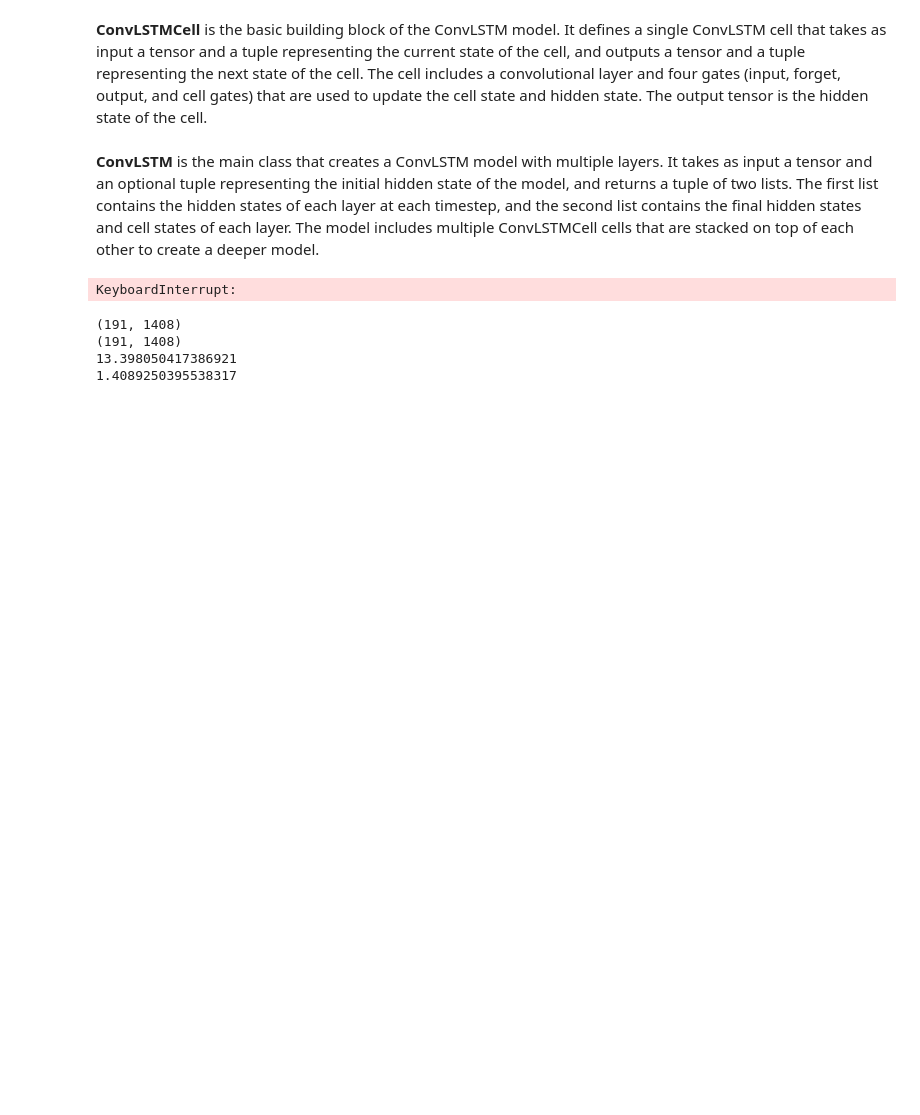
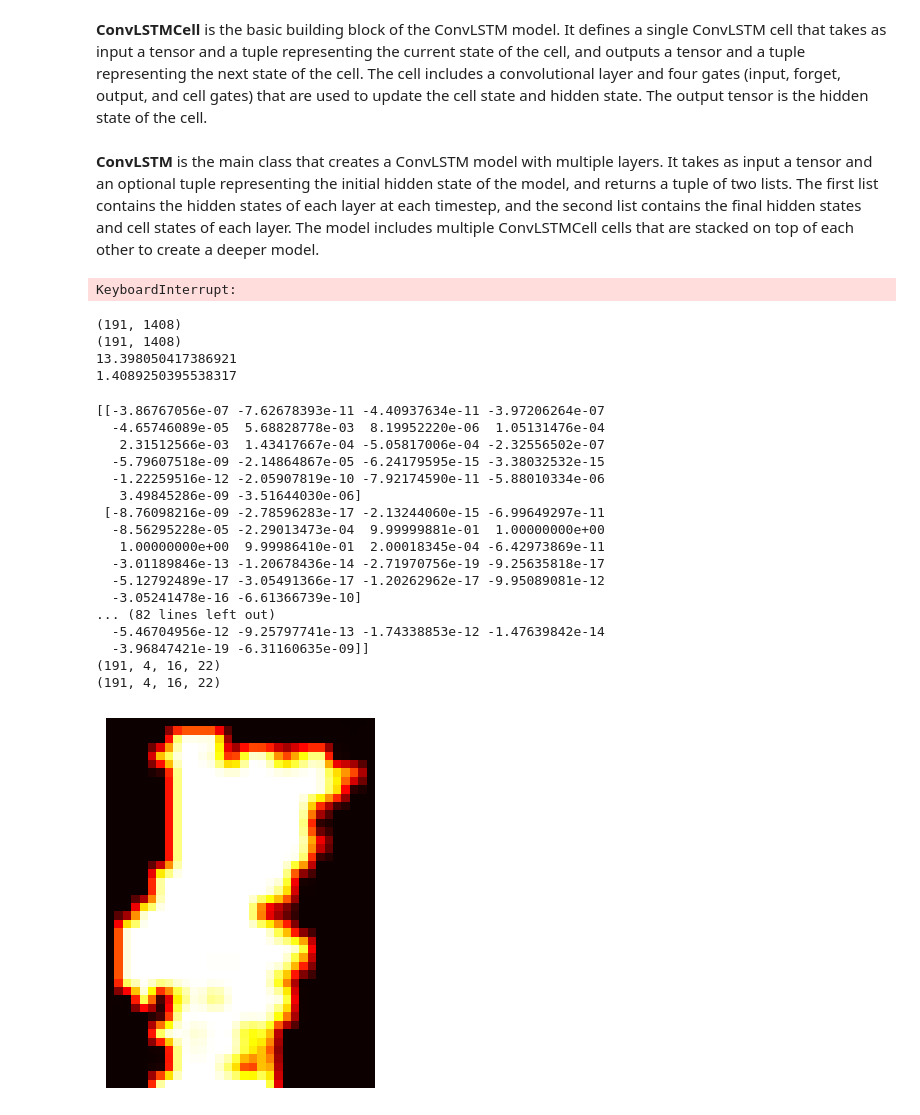
Before and after one commit to rodrigotuna/datattack2023, a Jupyter notebook: model.ipynb, the cells around one changed output. Saved outputs shown, nothing was run; the diff lists cells and outputs as text; code cells hidden in the pictures; blank space fills up the shorter version.

```diff
--- a/model.ipynb
+++ b/model.ipynb
@@ -354,6 +354,8 @@ print(mase)
 import matplotlib.pyplot as plt
 from scipy.ndimage import rotate
 import imageio
+from scipy import ndimage
+
 
 
 model = ConvLSTM(input_dim=4, hidden_dim=[64, 64, 4], kernel_size=(3, 3), num_layers=3, batch_first=True, bias=True, return_all_layers=False)
@@ -362,49 +364,60 @@ model.eval()
 
 model = model.to(device)
 
 predicted_val = []
 
 for idx, (x, y) in enumerate(val_dataloader):
     x = x.to(device)
     _,out = model(x)
     out = out[0][0].cpu()
     predicted_val.append(out.detach().numpy()[0])
 
 # print heatmap each predicted_val
 predicted_val = np.array(predicted_val)
 print(predicted_val[0][0])
 #invert the 2d
 
 x = predicted_val[0][0]
 x = rotate(x, angle=90)
 
 plt.imshow(x, cmap='hot', interpolation='nearest')
-#rotate the axis
 
-#create a gif with the heatmap using imageio and matplotlib
-
-images = []
-for i in range(0, 191):
-    x = predicted_val[i][0]
-    x = rotate(x, angle=90)
-    plt.imshow(x, cmap='hot', interpolation='nearest')
-    #add a colorbar
-    plt.colorbar()
-    #add a progress bar to the image of the frames
-    plt.text(0.5, 0.5, str(i), fontsize=18, ha='center')
-    plt.title('Heatmap of predicted values')
+#increase the resolution of the heatmap
+new_size = (x.shape[0]*2, x.shape[1]*2)
+new_img = ndimage.zoom(x, zoom=(2, 2), order=1)
 
 
 
-    plt.savefig('heatmap.png')
-    images.append(imageio.imread('heatmap.png'))
+plt.axis('off')
+plt.imshow(new_img, cmap='hot', interpolation='nearest')
+plt.savefig('test.png', transparent=False)
 
-imageio.mimsave('heatmap.gif', images)
+
+
 
 
 
 print(predicted_val.shape)
 print(data_y_val.shape)
+# %% [output]
+[[-3.86767056e-07 -7.62678393e-11 -4.40937634e-11 -3.97206264e-07
+  -4.65746089e-05  5.68828778e-03  8.19952220e-06  1.05131476e-04
+   2.31512566e-03  1.43417667e-04 -5.05817006e-04 -2.32556502e-07
+  -5.79607518e-09 -2.14864867e-05 -6.24179595e-15 -3.38032532e-15
+  -1.22259516e-12 -2.05907819e-10 -7.92174590e-11 -5.88010334e-06
+   3.49845286e-09 -3.51644030e-06]
+ [-8.76098216e-09 -2.78596283e-17 -2.13244060e-15 -6.99649297e-11
+  -8.56295228e-05 -2.29013473e-04  9.99999881e-01  1.00000000e+00
+   1.00000000e+00  9.99986410e-01  2.00018345e-04 -6.42973869e-11
+  -3.01189846e-13 -1.20678436e-14 -2.71970756e-19 -9.25635818e-17
+  -5.12792489e-17 -3.05491366e-17 -1.20262962e-17 -9.95089081e-12
+  -3.05241478e-16 -6.61366739e-10]
+... (82 lines left out)
+  -5.46704956e-12 -9.25797741e-13 -1.74338853e-12 -1.47639842e-14
+  -3.96847421e-19 -6.31160635e-09]]
+(191, 4, 16, 22)
+(191, 4, 16, 22)
+[figure, added]
 # %%
 images = []
 
```
Also changed, not shown: parts of 1 cell of this notebook, 4 other files.
